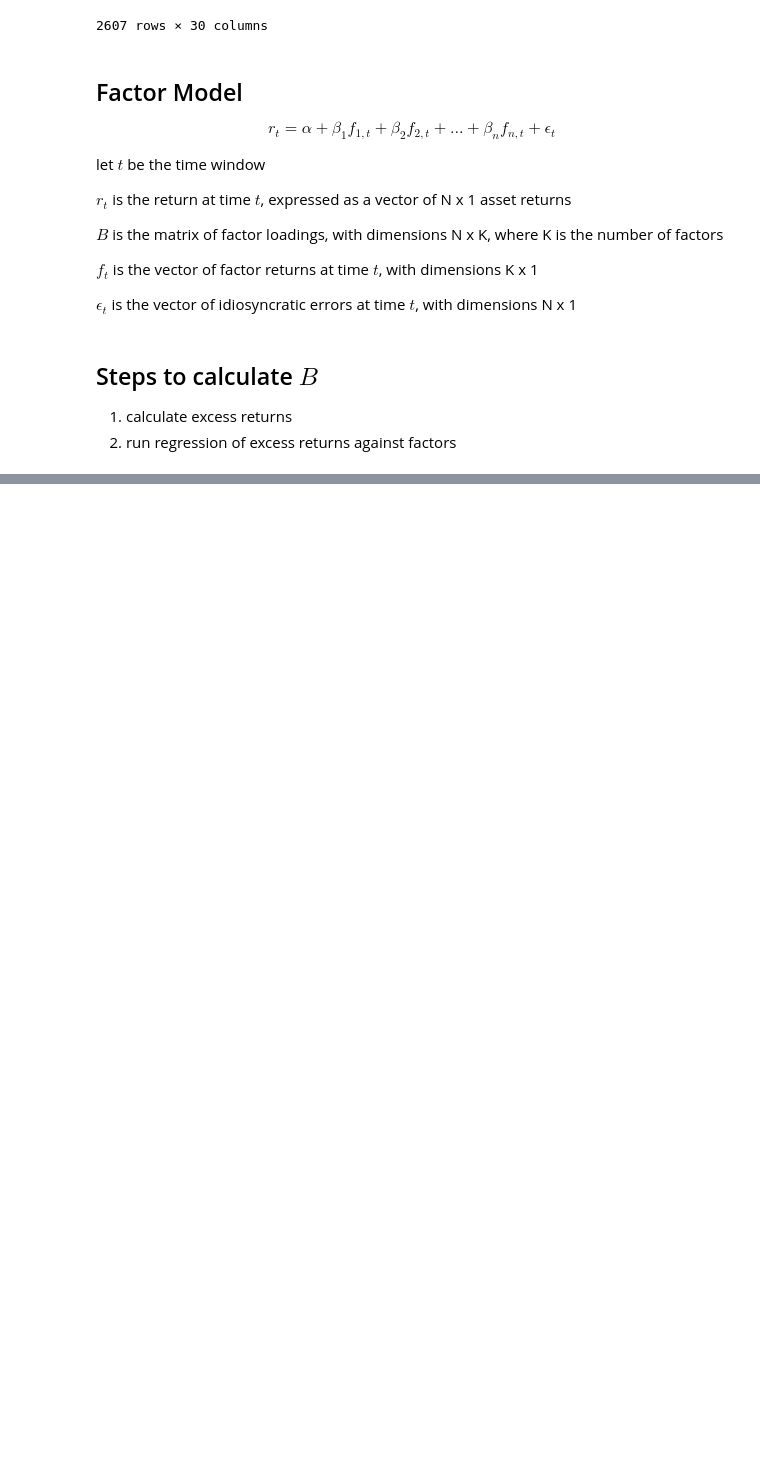
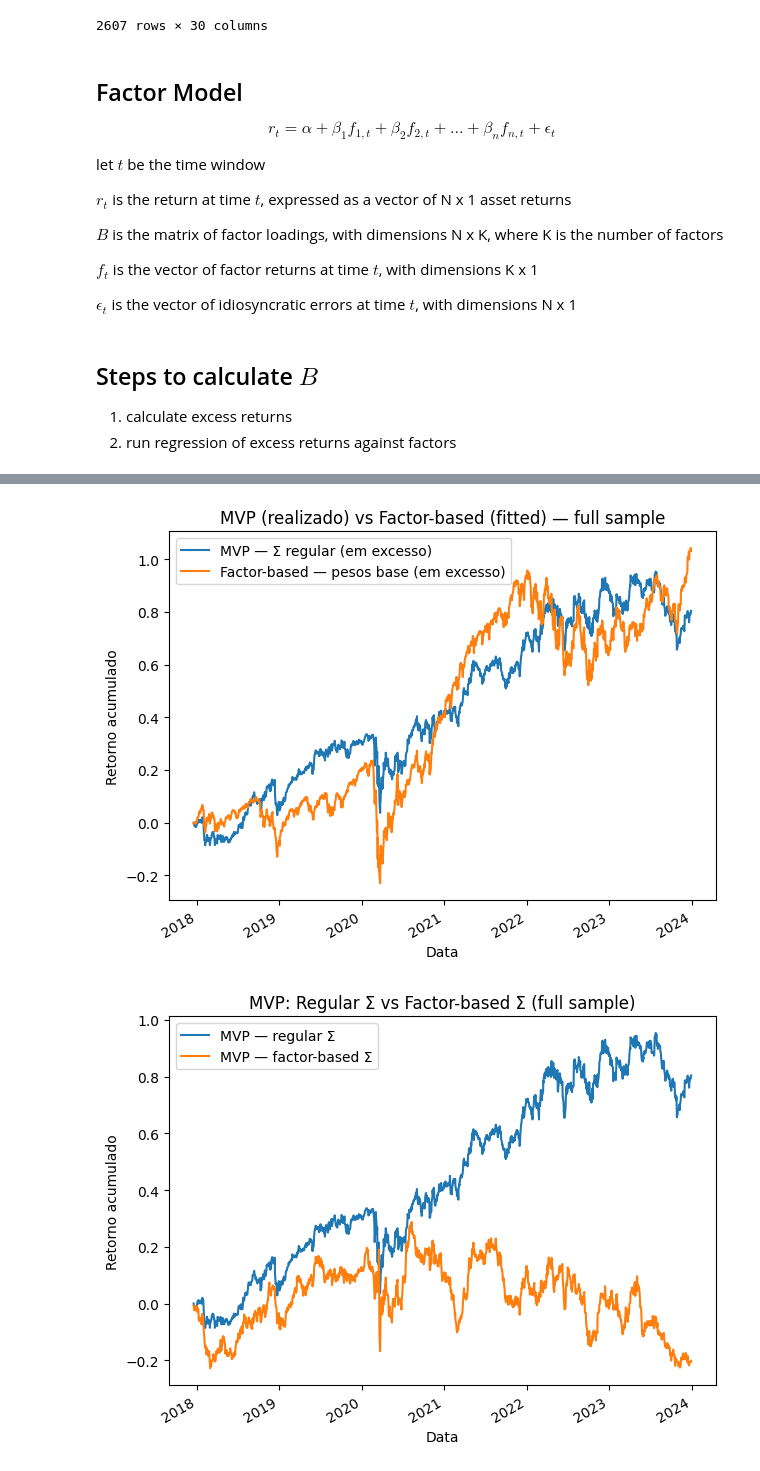
Before and after one commit to Gubscruz/quant-finance-insper, a Jupyter notebook: project_3.ipynb, the cells around one changed output, grey strips where cells are left out. Saved outputs shown, nothing was run; the diff lists cells and outputs as text; code cells hidden in the pictures; blank space fills up the shorter version.

```diff
--- a/project_3.ipynb
+++ b/project_3.ipynb
@@ -280,0 +366,60 @@ B.head(), alpha.head()
+# %%
+def plot_mvp_vs_factorbased(R_df: pd.DataFrame, Retorno: pd.DataFrame, base_weights: pd.Series | None = None):
+
+    cols = R_df.columns.intersection(Retorno.columns)
+    R = R_df[cols].copy()
+    H = Retorno[cols].copy()
+    R, H = R.align(H, join="inner", axis=0)
+    R = R.dropna(how="any")
+    H = H.reindex(index=R.index).dropna(how="any")
+
+
+
+    base_weights = pd.Series(1.0 / len(cols), index=cols, dtype=float)
+    base_weights = base_weights.reindex(cols).fillna(0.0)
+    base_weights = base_weights / base_weights.sum()
+
+
+    w_mvp = compute_mvp_weights(R)
+
+    # 4) Séries de retorno dos dois portfólios
+    r_mvp        = R.dot(w_mvp.reindex(cols))
+    r_factorbase = H.dot(base_weights)
+
+    nav_mvp = (1.0 + r_mvp).cumprod()
+    nav_fac = (1.0 + r_factorbase).cumprod()
+
+    plt.figure()
+    (nav_mvp - 1.0).rename("MVP — Σ regular (em excesso)").plot()
+    (nav_fac - 1.0).rename("Factor-based — pesos base (em excesso)").plot()
+    plt.title("MVP (realizado) vs Factor-based (fitted) — full sample")
+    plt.xlabel("Data"); plt.ylabel("Retorno acumulado")
+    plt.legend(); plt.tight_layout(); plt.show()
+
+    return {"w_mvp": w_mvp, "w_base": base_weights, "r_mvp": r_mvp, "r_factorbase": r_factorbase}
+
+
+def compara (R_df, Retorno):
+    w_reg = compute_mvp_weights(R_df)
+    w_fac = compute_mvp_weights(Retorno)
+
+
+    cols = R_df.columns.intersection(w_reg.index).intersection(w_fac.index)
+    r_reg = R_df[cols].dot(w_reg.reindex(cols))
+    r_fac = R_df[cols].dot(w_fac.reindex(cols))
+    plot_mvp_vs_factorbased(R_df, Retorno)
+
+    nav_reg = (1.0 + r_reg).cumprod()
+    nav_fac = (1.0 + r_fac).cumprod()
+
+    plt.figure()
+    (nav_reg - 1.0).rename("MVP — regular Σ").plot()
+    (nav_fac - 1.0).rename("MVP — factor-based Σ").plot()
+    plt.title("MVP: Regular Σ vs Factor-based Σ (full sample)")
+    plt.xlabel("Data"); plt.ylabel("Retorno acumulado")
+    plt.legend(); plt.tight_layout(); plt.show()
+
+compara(R_df, Retorno)
+# %% [output]
+[figure, added]
+[figure, added]
```
Also changed, not shown: parts of 5 cells of this notebook.
